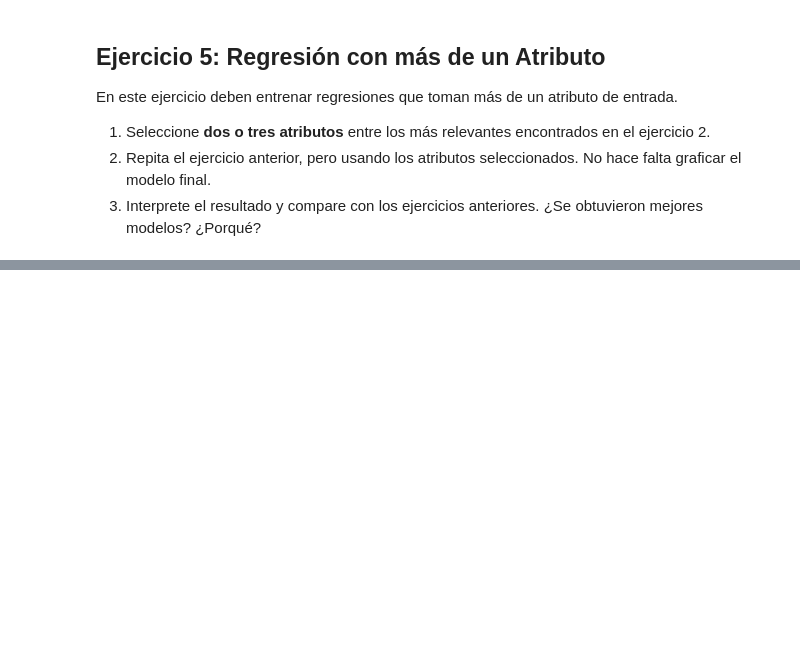
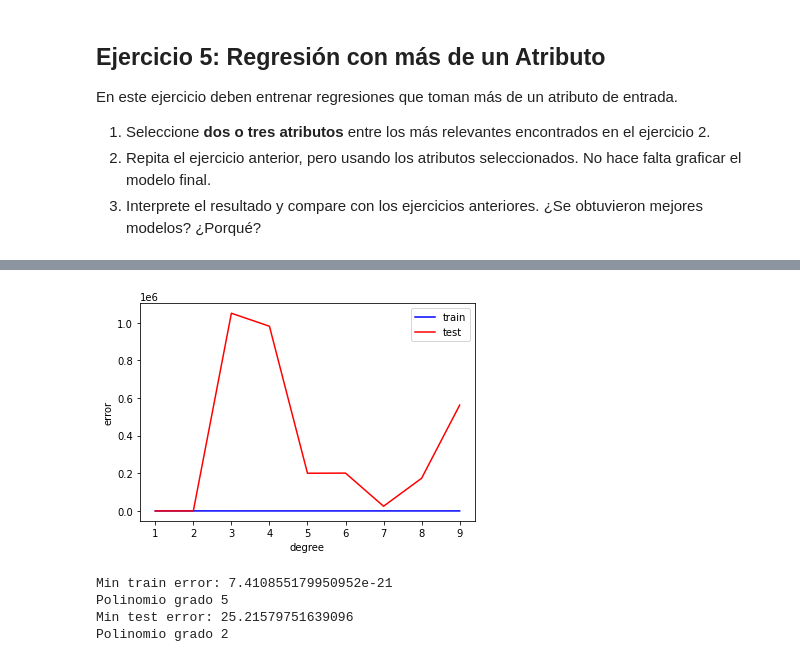
Before and after one commit to guillermohilal/IntroduccionAprendizajeAutomatico, a Jupyter notebook: Lab 1.ipynb, the cells around one changed output, grey strips where cells are left out. Cells and saved outputs as stored; diff of their text form; code cells hidden in the pictures; blank space fills up the shorter version.

Commit message:
ejercicios 4, 5 y 6 resueltos

```diff
--- a/Lab 1.ipynb
+++ b/Lab 1.ipynb
@@ -310,0 +350,44 @@ X_train_fs.shape, X_test_fs.shape
+# %%
+## Ejercicio 7
+
+X_train_fs = X_train
+X_test_fs = X_test
+X_train_fs.shape, X_test_fs.shape
+
+train_errors = []
+test_errors = []
+
+degrees = [1, 2, 3, 4, 5, 6, 7, 8, 9]
+
+for degree in degrees:
+    # train:
+    model = make_pipeline(PolynomialFeatures(degree), LinearRegression())
+    model.fit(X_train_fs, y_train)
+
+    # predict:
+    y_train_pred = model.predict(X_train_fs)
+    y_test_pred = model.predict(X_test_fs)
+
+    # evaluate:
+    train_error = mean_squared_error(y_train, y_train_pred)
+    test_error = mean_squared_error(y_test, y_test_pred)
+    train_errors.append(train_error)
+    test_errors.append(test_error)
+
+plt.plot(degrees, train_errors, color="blue", label="train")
+plt.plot(degrees, test_errors, color="red", label="test")
+plt.legend()
+plt.xlabel("degree")
+plt.ylabel("error")
+plt.show()
+
+print(f'\nMin train error: {min(train_errors)}')
+print('Polinomio grado ' + str(train_errors.index(min(train_errors))))
+print(f'Min test error: {min(test_errors)}')
+print('Polinomio grado ' + str(test_errors.index(min(test_errors))+1))
+# %% [output]
+[figure, added]
+Min train error: 7.410855179950952e-21
+Polinomio grado 5
+Min test error: 25.21579751639096
+Polinomio grado 2
```
Also changed, not shown: parts of 16 cells of this notebook.
